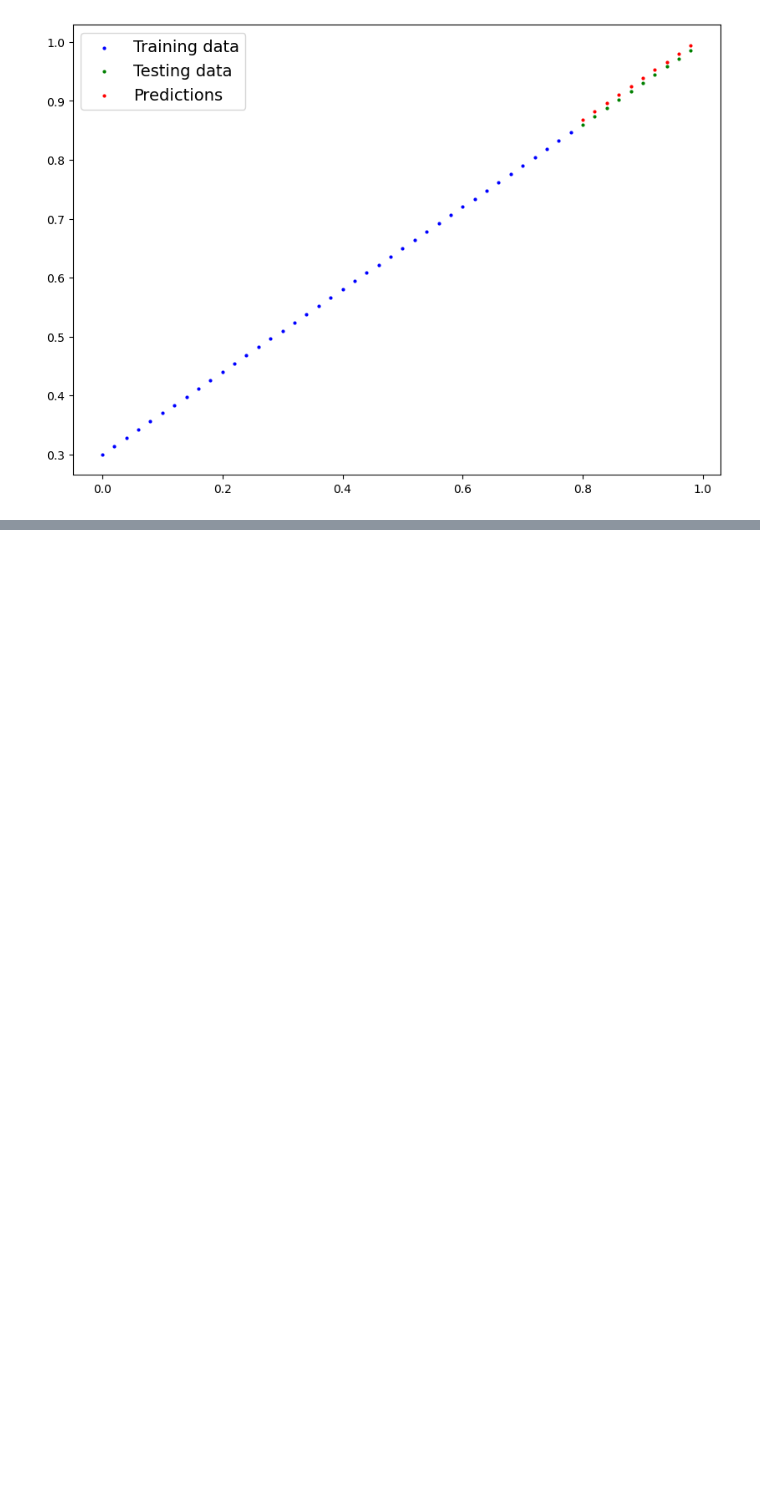
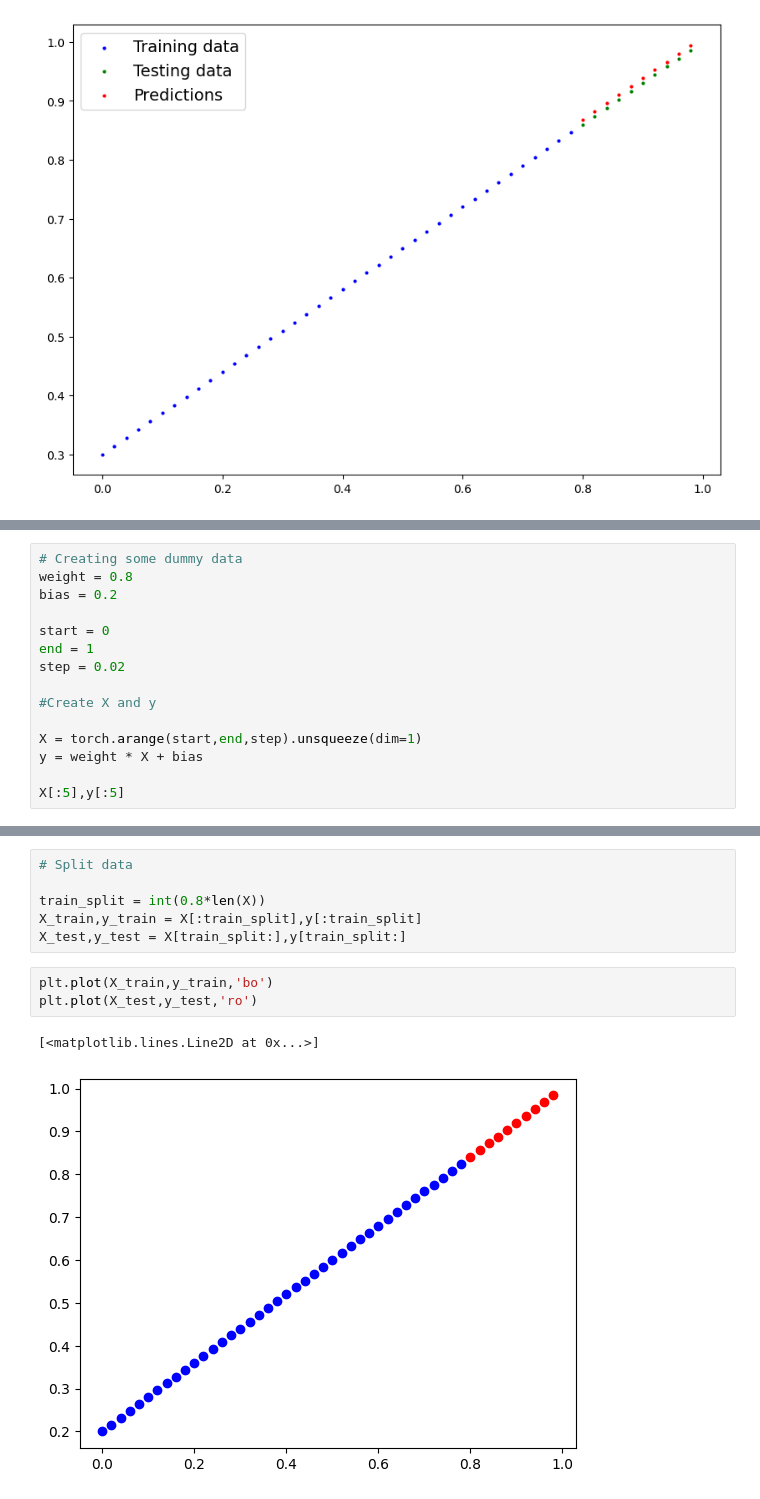
Before and after one commit to Howlbeeb/ML-Projects, a Jupyter notebook: Pytorch_workflow.ipynb, the cells around one changed output, grey strips where cells are left out. Cells and saved outputs as stored; diff of their text form; blank space fills up the shorter version.

```diff
--- a/Pytorch_workflow.ipynb
+++ b/Pytorch_workflow.ipynb
@@ -200,0 +335,15 @@ plot_predictions(predictions=y_preds)
+# %%
+# Creating some dummy data
+weight = 0.8
+bias = 0.2
+
+start = 0
+end = 1
+step = 0.02
+
+#Create X and y
+
+X = torch.arange(start,end,step).unsqueeze(dim=1)
+y = weight * X + bias
+
+X[:5],y[:5]
@@ -200,0 +361,12 @@ plot_predictions(predictions=y_preds)
+# %%
+# Split data
+
+train_split = int(0.8*len(X))
+X_train,y_train = X[:train_split],y[:train_split]
+X_test,y_test = X[train_split:],y[train_split:]
+# %%
+plt.plot(X_train,y_train,'bo')
+plt.plot(X_test,y_test,'ro')
+# %% [output]
+[<matplotlib.lines.Line2D at 0x...>]
+[figure, added]
```
Also changed, not shown: parts of 30 cells of this notebook.
